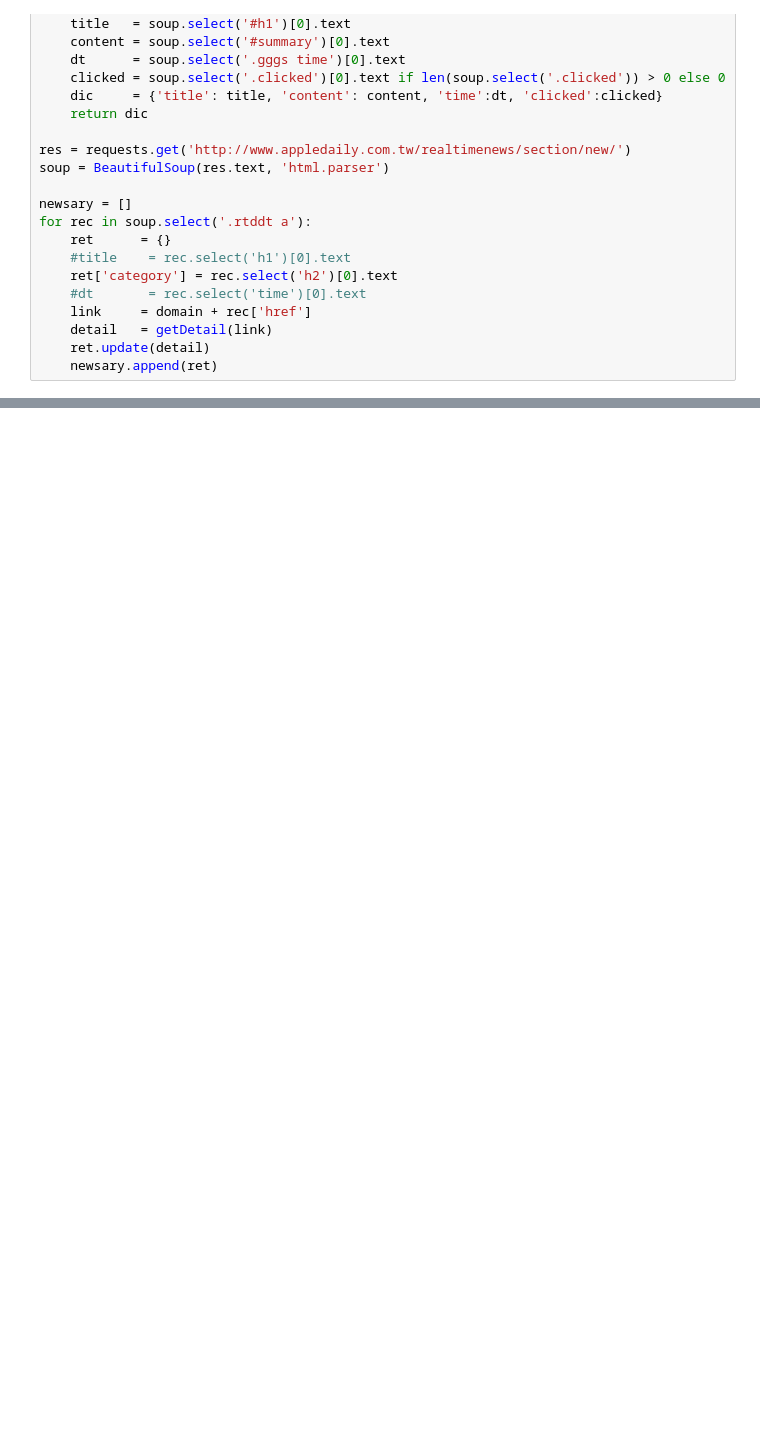
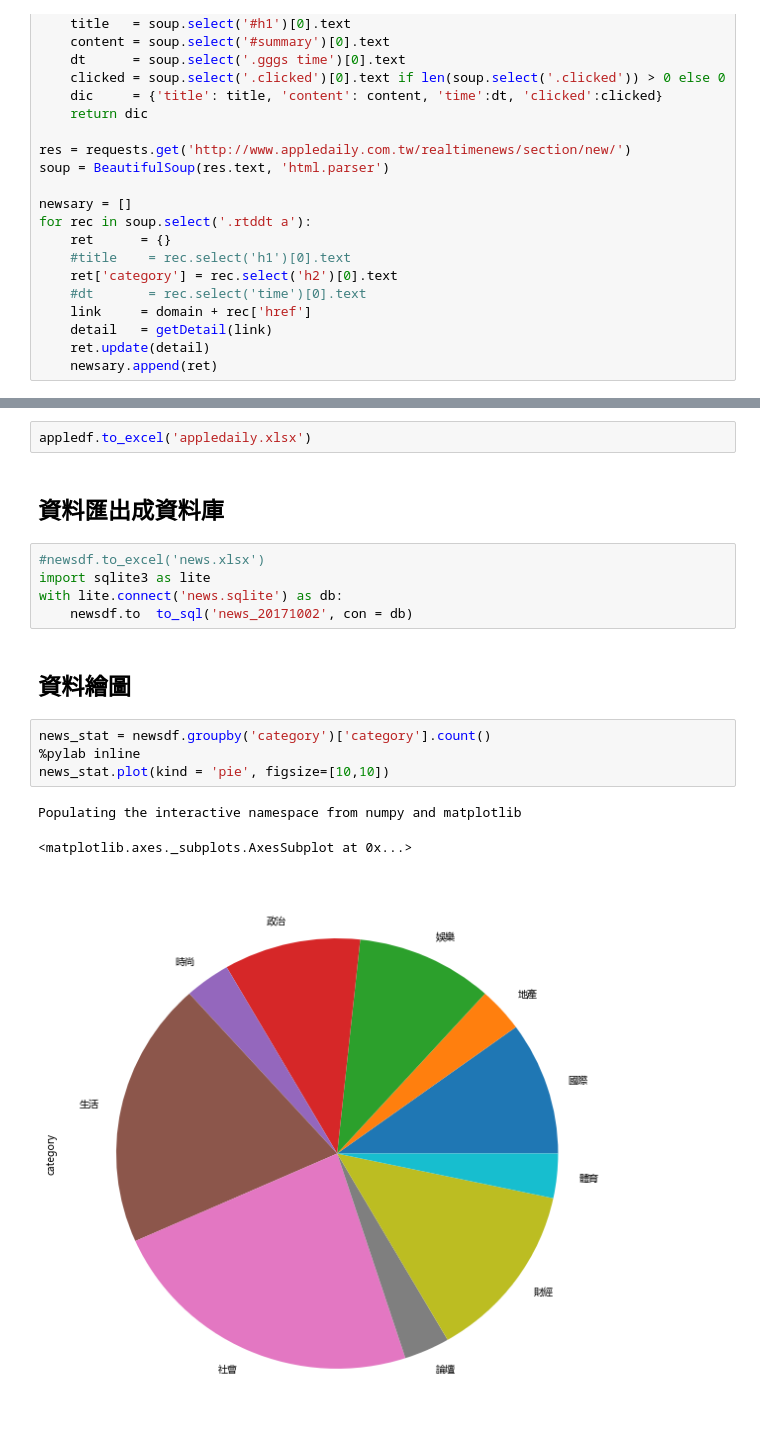
Before and after one commit to ywchiu/pytextmining, a Jupyter notebook: Demo20171002.ipynb, the cells around one changed output, grey strips where cells are left out. Saved outputs shown, nothing was run; the diff lists cells and outputs as text; blank space fills up the shorter version.

```diff
--- a/Demo20171002.ipynb
+++ b/Demo20171002.ipynb
@@ -354,0 +410,19 @@ newsdf
+# %%
+appledf.to_excel('appledaily.xlsx')
+# %% [markdown]
+## 資料匯出成資料庫
+# %%
+#newsdf.to_excel('news.xlsx')
+import sqlite3 as lite
+with lite.connect('news.sqlite') as db:
+    newsdf.to  to_sql('news_20171002', con = db)
+# %% [markdown]
+## 資料繪圖
+# %%
+news_stat = newsdf.groupby('category')['category'].count()
+%pylab inline
+news_stat.plot(kind = 'pie', figsize=[10,10])
+# %% [output]
+Populating the interactive namespace from numpy and matplotlib
+<matplotlib.axes._subplots.AxesSubplot at 0x...>
+[figure, added]
```
Also changed, not shown: parts of 23 cells of this notebook, 1 other file.
